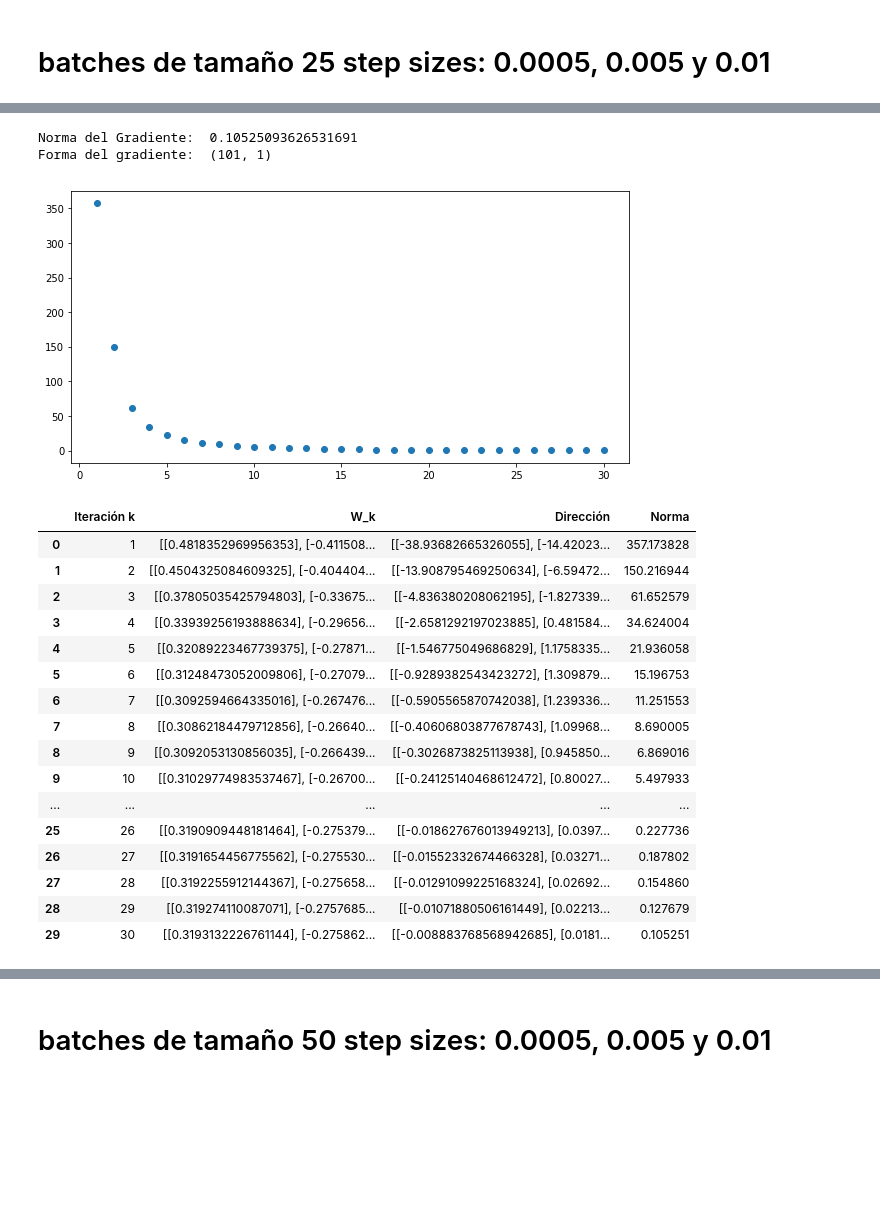
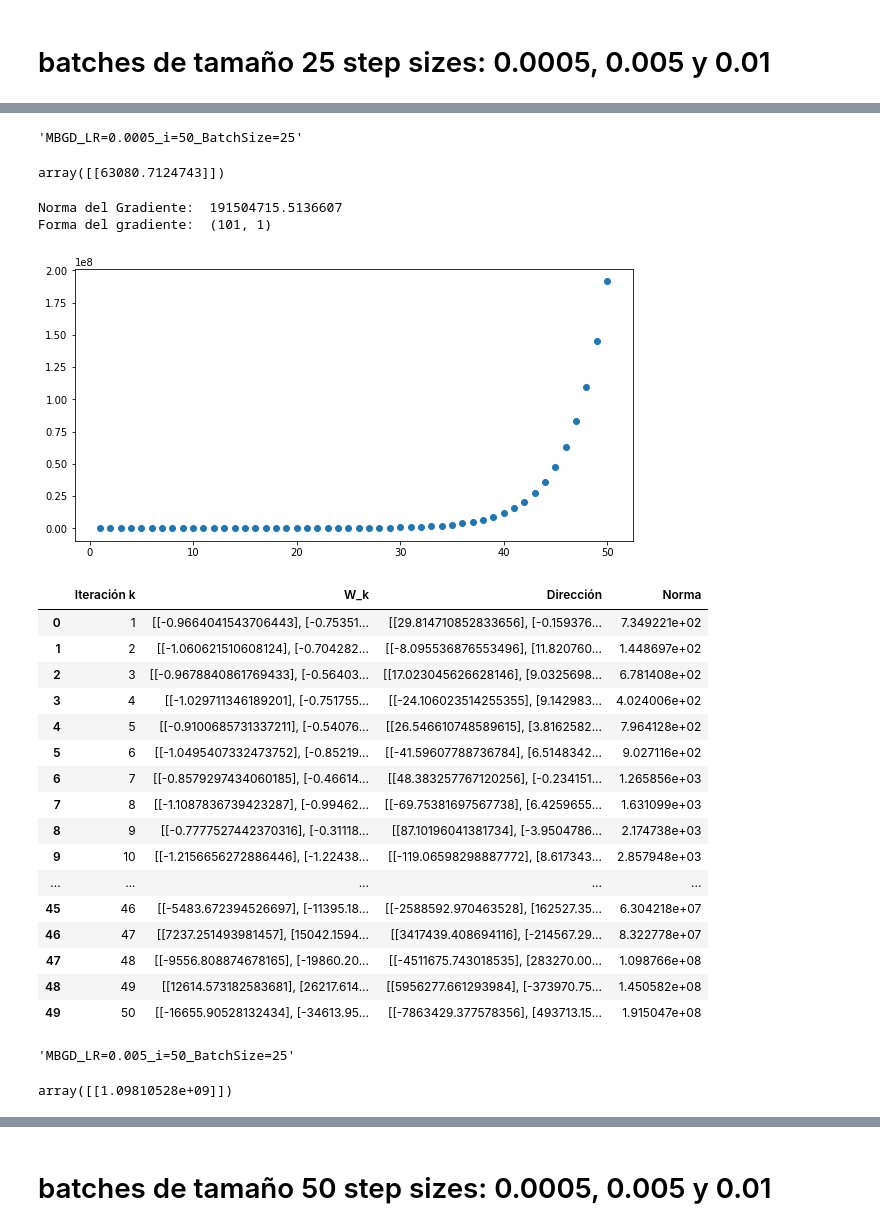
Before and after one commit to jmeonov201/Algoritmos-en-la-Ciencia-de-Datos, a Jupyter notebook: Laboratorio 3/Untitled.ipynb, the cells around one changed output, grey strips where cells are left out. Drawn from its saved outputs; the diff is of its cells as text; code cells hidden in the pictures; blank space fills up the shorter version.

```diff
--- a/Laboratorio 3/Untitled.ipynb
+++ b/Laboratorio 3/Untitled.ipynb
@@ -32,4 +36,4 @@ array([[-0.38580115],
 # %%
-bias = np.random.normal(0,0.5,(1000,1))
-bias[0:10]
+bias = np.random.normal(0,0.5,(1,1))
+bias
 # %% [output]
@@ -224,0 +441,8 @@ plt.show()
+# %%
+## Gráfica
+fig  = plt.figure(figsize=(10,5))
+ax1 = fig.add_subplot(1,1,1)
+ax1.scatter(i_4,nor_4)
+ax1.scatter(i_5,nor_5)
+ax1.scatter(i_6,nor_6)
+plt.show()
@@ -283,6 +513,10 @@ def MBGD(ye,w,equis,batch_size,tol=0.1,epochs=20,lr=0.1):
         #print("x_inicial: ", x_inicial)
         #print("gradiente: ", gradiente)
 
+    cadena_config = "MBGD""_LR="+str(lr)+"_i="+str(i)+"_BatchSize="+str(batch_size)
+
+    optimo = np.matmul(np.matmul(cur_w.T,features.T),ye)
+
     print("Norma del Gradiente: ", nor_gradiente)
     print("Forma del gradiente: ", gradiente.shape)
 
@@ -294,7 +528,7 @@ def MBGD(ye,w,equis,batch_size,tol=0.1,epochs=20,lr=0.1):
 
 
     TableOut = pd.DataFrame({'Iteración k':iteracion_k, 'W_k':w_k, 'Dirección': pk, 'Norma': norma_k})
-    return TableOut, iteracion_k, norma_k
+    return TableOut, iteracion_k, norma_k, cur_w, cadena_config, optimo
     print(gradiente.shape)
 # %% [markdown]
 # batches de tamaño 25 step sizes: 0.0005, 0.005 y 0.01
@@ -325,25 +591,41 @@ Forma del gradiente:  (101, 1)
+# %%
+kdna_7
+# %% [output]
+'MBGD_LR=0.0005_i=50_BatchSize=25'
+# %%
+op_7
+# %% [output]
+array([[63080.7124743]])
 # %%
-T_8, i_8, nor_8 = MBGD(y,w_nulo,x,25,tol=0.001102,epochs=30,lr=0.005)
+T_8, i_8, nor_8, w_8, kdna_8, op_8 = MBGD(y,w_nulo,x,25,tol=0.001102,epochs=50,lr=0.005)
 T_8
 # %% [output]
-Norma del Gradiente:  0.10525093626531691
+Norma del Gradiente:  191504715.5136607
 Forma del gradiente:  (101, 1)
-[figure, old version]
+[figure, new version]
 |  | Iteración k | W_k | Dirección | Norma |
-| 0 | 1 | [[0.4818352969956353], [-0.411508... | [[-38.93682665326055], [-14.42023... | 357.173828 |
-| 1 | 2 | [[0.4504325084609325], [-0.404404... | [[-13.908795469250634], [-6.59472... | 150.216944 |
-| 2 | 3 | [[0.37805035425794803], [-0.33675... | [[-4.836380208062195], [-1.827339... | 61.652579 |
-| 3 | 4 | [[0.33939256193888634], [-0.29656... | [[-2.6581292197023885], [0.481584... | 34.624004 |
-| 4 | 5 | [[0.32089223467739375], [-0.27871... | [[-1.546775049686829], [1.1758335... | 21.936058 |
-| 5 | 6 | [[0.31248473052009806], [-0.27079... | [[-0.9289382543423272], [1.309879... | 15.196753 |
-| 6 | 7 | [[0.3092594664335016], [-0.267476... | [[-0.5905565870742038], [1.239336... | 11.251553 |
-| 7 | 8 | [[0.30862184479712856], [-0.26640... | [[-0.40606803877678743], [1.09968... | 8.690005 |
-| 8 | 9 | [[0.3092053130856035], [-0.266439... | [[-0.3026873825113938], [0.945850... | 6.869016 |
-| 9 | 10 | [[0.31029774983537467], [-0.26700... | [[-0.24125140468612472], [0.80027... | 5.497933 |
+| 0 | 1 | [[-0.9664041543706443], [-0.75351... | [[29.814710852833656], [-0.159376... | 7.349221e+02 |
+| 1 | 2 | [[-1.060621510608124], [-0.704282... | [[-8.095536876553496], [11.820760... | 1.448697e+02 |
+| 2 | 3 | [[-0.9678840861769433], [-0.56403... | [[17.023045626628146], [9.0325698... | 6.781408e+02 |
+| 3 | 4 | [[-1.029711346189201], [-0.751755... | [[-24.106023514255355], [9.142983... | 4.024006e+02 |
+| 4 | 5 | [[-0.9100685731337211], [-0.54076... | [[26.546610748589615], [3.8162582... | 7.964128e+02 |
+| 5 | 6 | [[-1.0495407332473752], [-0.85219... | [[-41.59607788736784], [6.5148342... | 9.027116e+02 |
+| 6 | 7 | [[-0.8579297434060185], [-0.46614... | [[48.383257767120256], [-0.234151... | 1.265856e+03 |
+| 7 | 8 | [[-1.1087836739423287], [-0.99462... | [[-69.75381697567738], [6.4259655... | 1.631099e+03 |
+| 8 | 9 | [[-0.7777527442370316], [-0.31118... | [[87.10196041381734], [-3.9504786... | 2.174738e+03 |
+| 9 | 10 | [[-1.2156656272886446], [-1.22438... | [[-119.06598298887772], [8.617343... | 2.857948e+03 |
 | ... | ... | ... | ... | ... |
-| 25 | 26 | [[0.3190909448181464], [-0.275379... | [[-0.018627676013949213], [0.0397... | 0.227736 |
-| 26 | 27 | [[0.3191654456775562], [-0.275530... | [[-0.01552332674466328], [0.03271... | 0.187802 |
-| 27 | 28 | [[0.3192255912144367], [-0.275658... | [[-0.01291099225168324], [0.02692... | 0.154860 |
-| 28 | 29 | [[0.319274110087071], [-0.2757685... | [[-0.01071880506161449], [0.02213... | 0.127679 |
-| 29 | 30 | [[0.3193132226761144], [-0.275862... | [[-0.008883768568942685], [0.0181... | 0.105251 |
+| 45 | 46 | [[-5483.672394526697], [-11395.18... | [[-2588592.970463528], [162527.35... | 6.304218e+07 |
+| 46 | 47 | [[7237.251493981457], [15042.1594... | [[3417439.408694116], [-214567.29... | 8.322778e+07 |
+| 47 | 48 | [[-9556.808874678165], [-19860.20... | [[-4511675.743018535], [283270.00... | 1.098766e+08 |
+| 48 | 49 | [[12614.573182583681], [26217.614... | [[5956277.661293984], [-373970.75... | 1.450582e+08 |
+| 49 | 50 | [[-16655.90528132434], [-34613.95... | [[-7863429.377578356], [493713.15... | 1.915047e+08 |
+# %%
+kdna_8
+# %% [output]
+'MBGD_LR=0.005_i=50_BatchSize=25'
+# %%
+op_8
+# %% [output]
+array([[1.09810528e+09]])
 # %%
```
Also changed, not shown: parts of 76 cells of this notebook.
